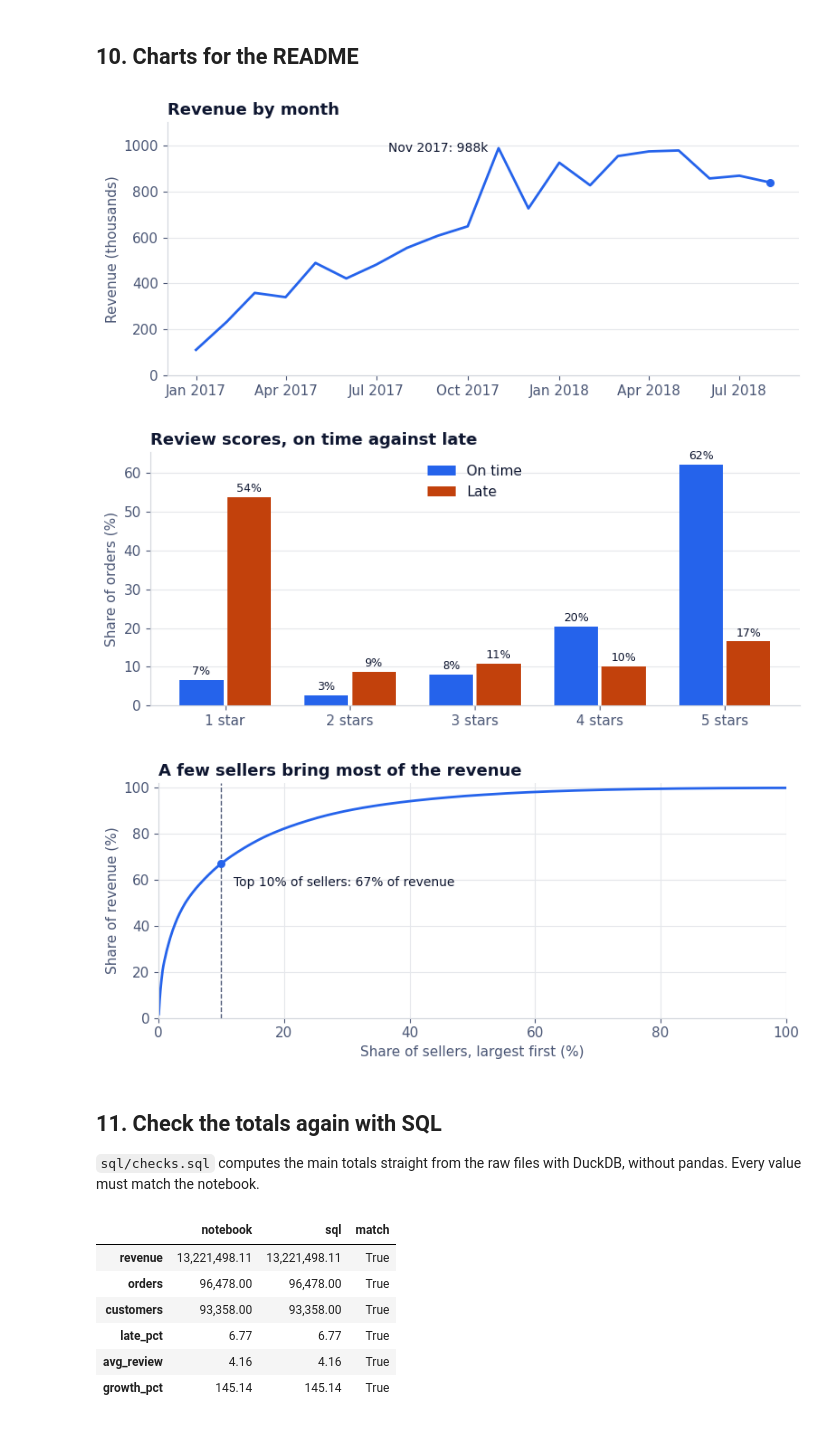
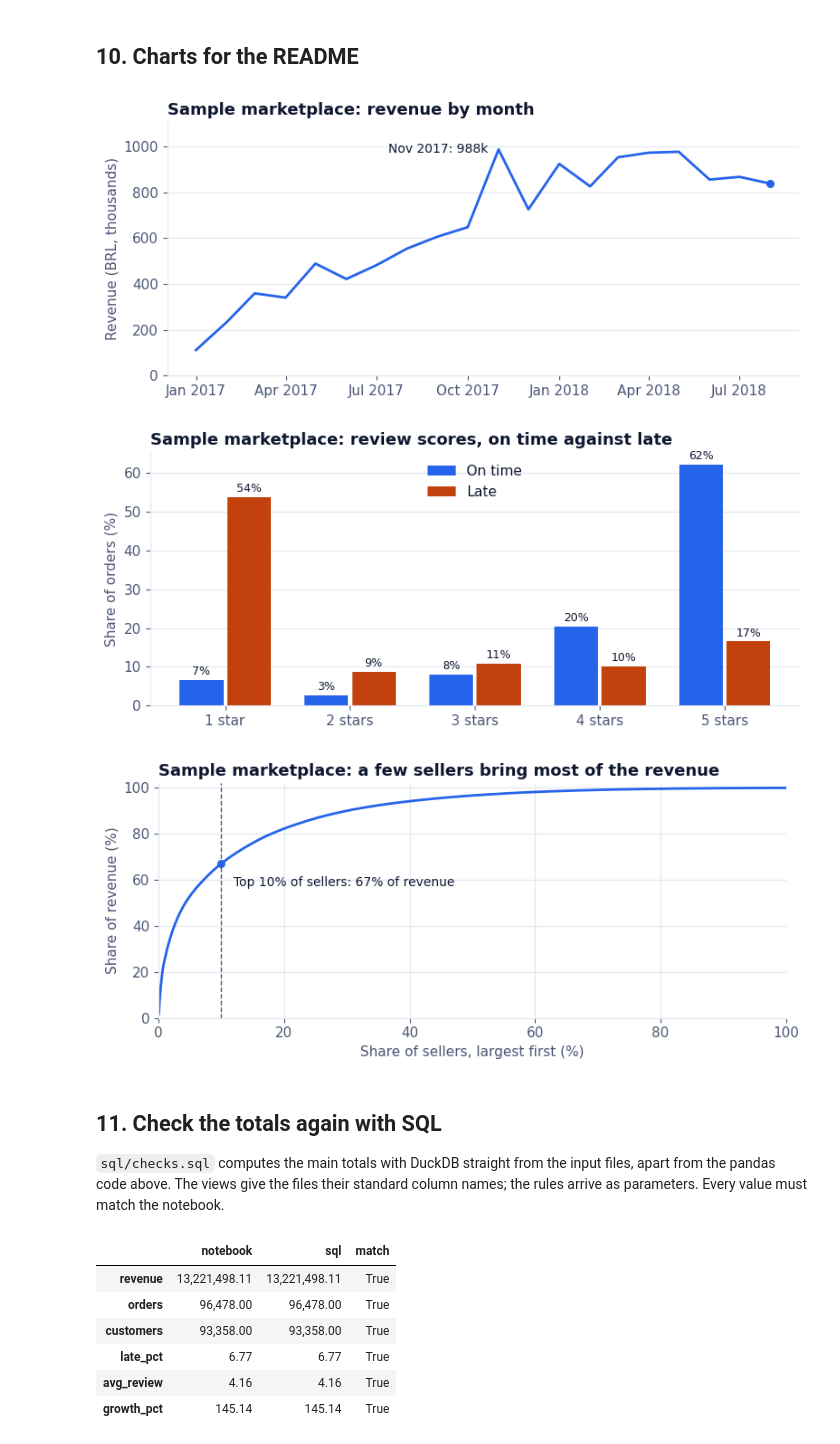
Before and after one commit to omarshalabyy1/sales-performance-dashboard, a Jupyter notebook: analysis/analysis.ipynb, the cells around one changed output. Drawn from its saved outputs; the diff is of its cells as text; code cells hidden in the pictures.

```diff
--- a/analysis/analysis.ipynb
+++ b/analysis/analysis.ipynb
@@ -52,0 +18,22 @@ Name: rows, dtype: int64
+# %%
+import math
+import sys
+from pathlib import Path
+
+import duckdb
+import matplotlib.dates as mdates
+import matplotlib.pyplot as plt
+import pandas as pd
+
+ROOT = Path.cwd().parent
+sys.path.insert(0, str(ROOT))
+from config import check_inputs, load_config
+
+cfg = load_config()
+check_inputs(cfg)
+NAME, CURRENCY, DECIMALS = cfg["client"]["name"], cfg["client"]["currency"], cfg["client"]["decimals"]
+RULES, REPORT, COLOURS = cfg["rules"], cfg["report"], cfg["report"]["colours"]
+INPUT, OUTPUT, DOCS = cfg["input_dir"], cfg["output_dir"], ROOT / "docs"
+OUTPUT.mkdir(exist_ok=True)
+pd.set_option("display.float_format", f"{{:,.{DECIMALS}f}}".format)
+print(f"{NAME}: amounts in {CURRENCY}")
@@ -356,78 +385,81 @@ pd.DataFrame({"revenue by seller region": by_seller_region, "revenue by customer
 # %% [markdown]
 ## 10. Charts for the README
 # %%
-NAVY, BLUE, ORANGE, GREY = "#0E1630", "#2563EB", "#C2410C", "#4A5675"
+MAIN, DANGER, TEXT, MUTED, LINE = (COLOURS["data"][0], COLOURS["danger"], COLOURS["text"],
+                                   COLOURS["muted"], COLOURS["line"])
 plt.rcParams.update({
-    "font.size": 11, "text.color": NAVY, "axes.labelcolor": GREY, "xtick.color": GREY, "ytick.color": GREY,
-    "axes.edgecolor": "#D1D5DB", "axes.spines.top": False, "axes.spines.right": False,
-    "axes.grid": True, "grid.color": "#E5E7EB", "grid.linewidth": 0.8, "axes.axisbelow": True,
+    "font.size": 11, "text.color": TEXT, "axes.labelcolor": MUTED, "xtick.color": MUTED, "ytick.color": MUTED,
+    "axes.edgecolor": LINE, "axes.spines.top": False, "axes.spines.right": False,
+    "axes.grid": True, "grid.color": LINE, "grid.linewidth": 0.8, "axes.axisbelow": True,
     "figure.facecolor": "white", "savefig.facecolor": "white", "savefig.dpi": 150,
 })
 
-# Revenue by month, Jan 2017 to Aug 2018
-m = monthly.loc["2017-01":]
+# Revenue by month, from January of the year before the compare year
+m = monthly.loc[f"{CY - 1}-01":]
 fig, ax = plt.subplots(figsize=(8, 3.6))
-ax.plot(m.index.to_timestamp(), m["revenue"] / 1e3, color=BLUE, linewidth=2)
-ax.scatter(m.index[-1].to_timestamp(), m["revenue"].iloc[-1] / 1e3, color=BLUE, s=30, zorder=3)
+ax.plot(m.index.to_timestamp(), m["revenue"] / 1e3, color=MAIN, linewidth=2)
+ax.scatter(m.index[-1].to_timestamp(), m["revenue"].iloc[-1] / 1e3, color=MAIN, s=30, zorder=3)
 peak = m["revenue"].idxmax()
 ax.annotate(f"{peak.strftime('%b %Y')}: {m['revenue'].max() / 1e3:,.0f}k", (peak.to_timestamp(), m["revenue"].max() / 1e3),
             xytext=(-8, 0), textcoords="offset points", ha="right", va="center", fontsize=10)
 ax.xaxis.set_major_locator(mdates.MonthLocator(bymonth=[1, 4, 7, 10]))
 ax.xaxis.set_major_formatter(mdates.DateFormatter("%b %Y"))
-ax.set_ylabel("Revenue (thousands)")
-ax.set_ylim(0, 1100)
+ax.set_ylabel(f"Revenue ({CURRENCY}, thousands)")
+ax.set_ylim(0, m["revenue"].max() / 1e3 * 1.12)
 ax.grid(axis="x", visible=False)
-ax.set_title("Revenue by month", loc="left", fontsize=13, fontweight="bold")
+ax.set_title(f"{NAME}: revenue by month", loc="left", fontsize=13, fontweight="bold")
 fig.tight_layout()
 fig.savefig(DOCS / "revenue-by-month.png")
 plt.show()
 # %% [output]
-[figure, old version]
+[figure, new version]
 # %%
 # Review scores: on time against late (share of reviewed orders at each score)
 reviewed = per_order[per_order["review_score"].notna() & (per_order["delivery_status"] != "No date")]
-dist = (pd.crosstab(reviewed["review_score"].astype(int), reviewed["delivery_status"], normalize="columns") * 100)[["On time", "Late"]]
+dist = (pd.crosstab(reviewed["review_score"].astype(int), reviewed["delivery_status"], normalize="columns") * 100)
+dist = dist.reindex(index=range(1, 6), columns=["On time", "Late"], fill_value=0)
 
 fig, ax = plt.subplots(figsize=(8, 3.6))
 width = 0.38
-for offset, status, color in [(-width / 2, "On time", BLUE), (width / 2, "Late", ORANGE)]:
+for offset, status, color in [(-width / 2, "On time", MAIN), (width / 2, "Late", DANGER)]:
     bars = ax.bar(dist.index + offset, dist[status], width=width - 0.03, color=color, label=status)
-    ax.bar_label(bars, fmt="%.0f%%", fontsize=9, color=NAVY, padding=2)
+    ax.bar_label(bars, fmt="%.0f%%", fontsize=9, color=TEXT, padding=2)
 ax.set_xticks(dist.index, [f"{s} star" + ("s" if s > 1 else "") for s in dist.index])
 ax.set_ylabel("Share of orders (%)")
 ax.grid(axis="x", visible=False)
 ax.legend(frameon=False, loc="upper center")
-ax.set_title("Review scores, on time against late", loc="left", fontsize=13, fontweight="bold")
+ax.set_title(f"{NAME}: review scores, on time against late", loc="left", fontsize=13, fontweight="bold")
 fig.tight_layout()
 fig.savefig(DOCS / "reviews-on-time-vs-late.png")
 plt.show()
 # %% [output]
-[figure, old version]
+[figure, new version]
 # %%
 # Seller concentration: cumulative share of revenue against share of sellers
 cum = by_seller.cumsum() / revenue * 100
 x = pd.Series(range(1, n_sellers + 1)) / n_sellers * 100
 
 fig, ax = plt.subplots(figsize=(8, 3.6))
-ax.plot(x, cum.values, color=BLUE, linewidth=2)
-ax.axvline(10, color=GREY, linewidth=1, linestyle="--")
-ax.scatter([n_top / n_sellers * 100], [top10_seller_share * 100], color=BLUE, s=30, zorder=3)
-ax.annotate(f"Top 10% of sellers: {top10_seller_share:.0%} of revenue", (n_top / n_sellers * 100, top10_seller_share * 100),
+ax.plot(x, cum.values, color=MAIN, linewidth=2)
+ax.axvline(PCT, color=MUTED, linewidth=1, linestyle="--")
+ax.scatter([n_top / n_sellers * 100], [top_seller_share * 100], color=MAIN, s=30, zorder=3)
+ax.annotate(f"Top {PCT}% of sellers: {top_seller_share:.0%} of revenue", (n_top / n_sellers * 100, top_seller_share * 100),
             xytext=(10, -18), textcoords="offset points", fontsize=10)
 ax.set_xlabel("Share of sellers, largest first (%)")
 ax.set_ylabel("Share of revenue (%)")
 ax.set_xlim(0, 100)
 ax.set_ylim(0, 102)
-ax.set_title("A few sellers bring most of the revenue", loc="left", fontsize=13, fontweight="bold")
+ax.set_title(f"{NAME}: a few sellers bring most of the revenue", loc="left", fontsize=13, fontweight="bold")
 fig.tight_layout()
 fig.savefig(DOCS / "seller-concentration.png")
 plt.show()
 # %% [output]
-[figure, old version]
+[figure, new version]
 # %% [markdown]
 ## 11. Check the totals again with SQL
 
-`sql/checks.sql` computes the main totals straight from the raw files with DuckDB, without pandas. Every value
-must match the notebook.
+`sql/checks.sql` computes the main totals with DuckDB straight from the input files, apart from the pandas code
+above. The views give the files their standard column names; the rules arrive as parameters. Every value must
+match the notebook.
 # %%
 con = duckdb.connect()
```
Also changed, not shown: parts of 21 cells of this notebook, 23 other files.
